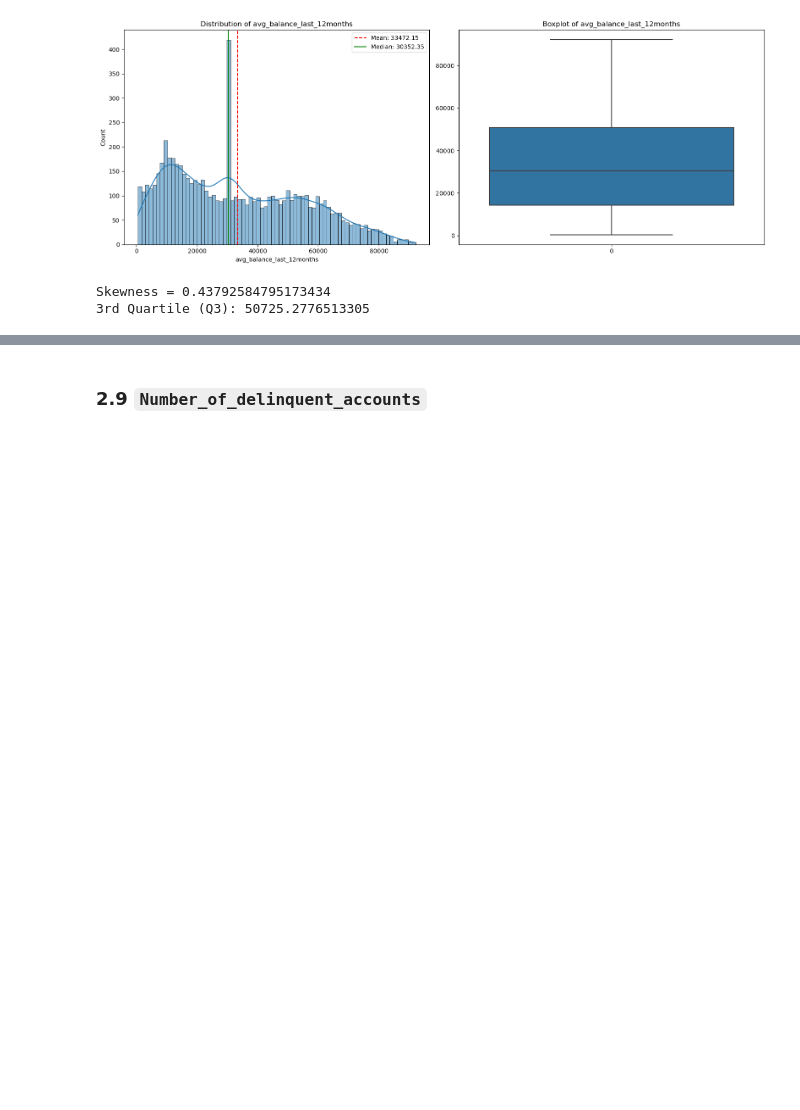
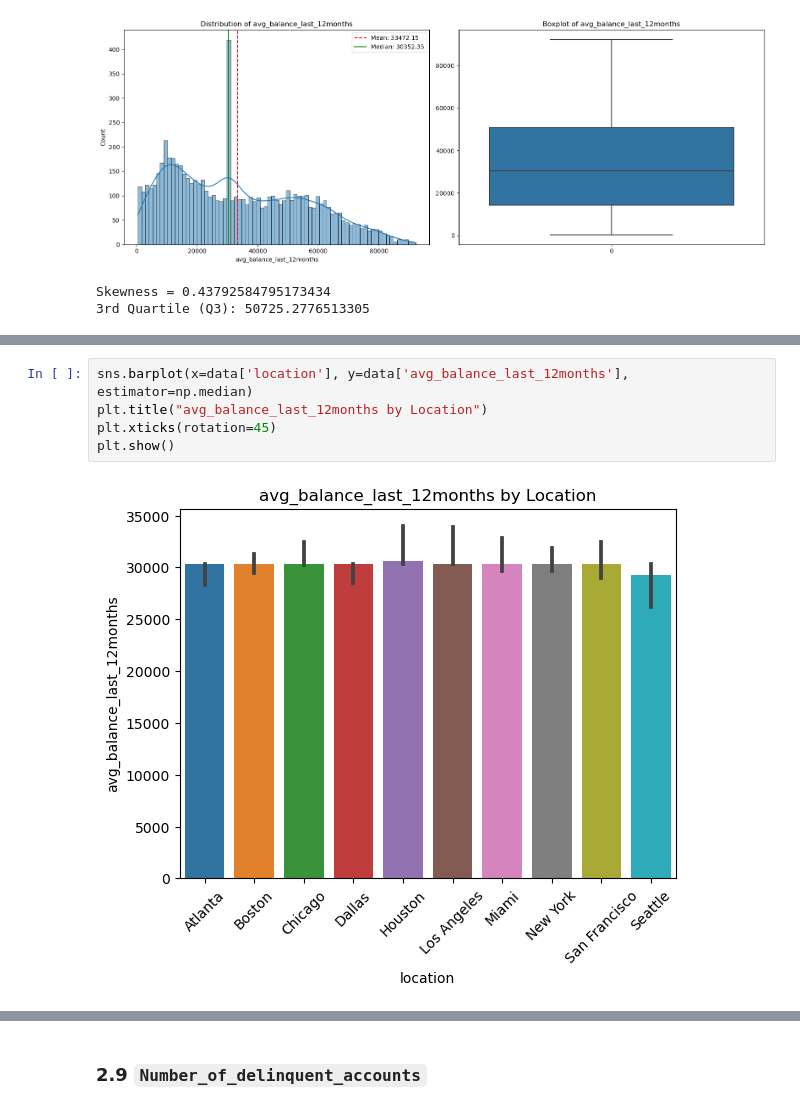
Before and after one commit to hchamikadilshan/CreditRisk360-ISC2024, a Jupyter notebook: notebooks/4 - eda.ipynb, the cells around one changed output, grey strips where cells are left out. Saved outputs shown, nothing was run; the diff lists cells and outputs as text; blank space fills up the shorter version.

```diff
--- a/notebooks/4 - eda.ipynb
+++ b/notebooks/4 - eda.ipynb
@@ -563,0 +591,7 @@ Skewness = 0.43792584795173434
+# %%
+sns.barplot(x=data['location'], y=data['avg_balance_last_12months'], estimator=np.median)
+plt.title("avg_balance_last_12months by Location")
+plt.xticks(rotation=45)
+plt.show()
+# %% [output]
+[figure, added]
```
Also changed, not shown: parts of 59 cells of this notebook.
